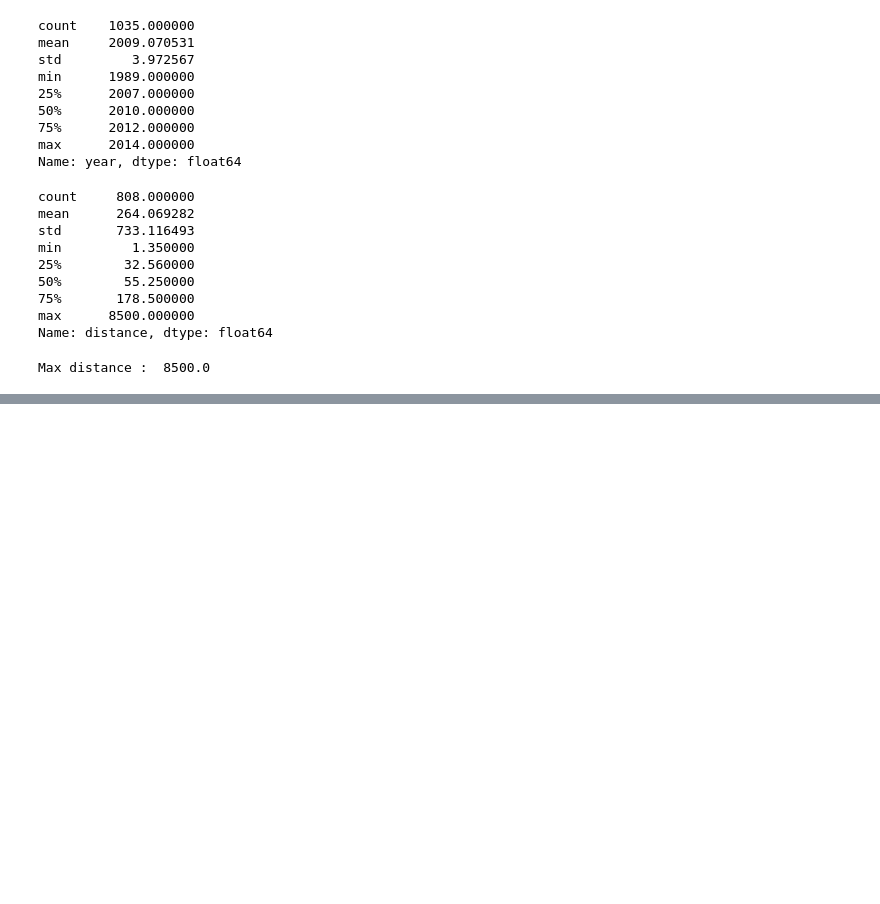
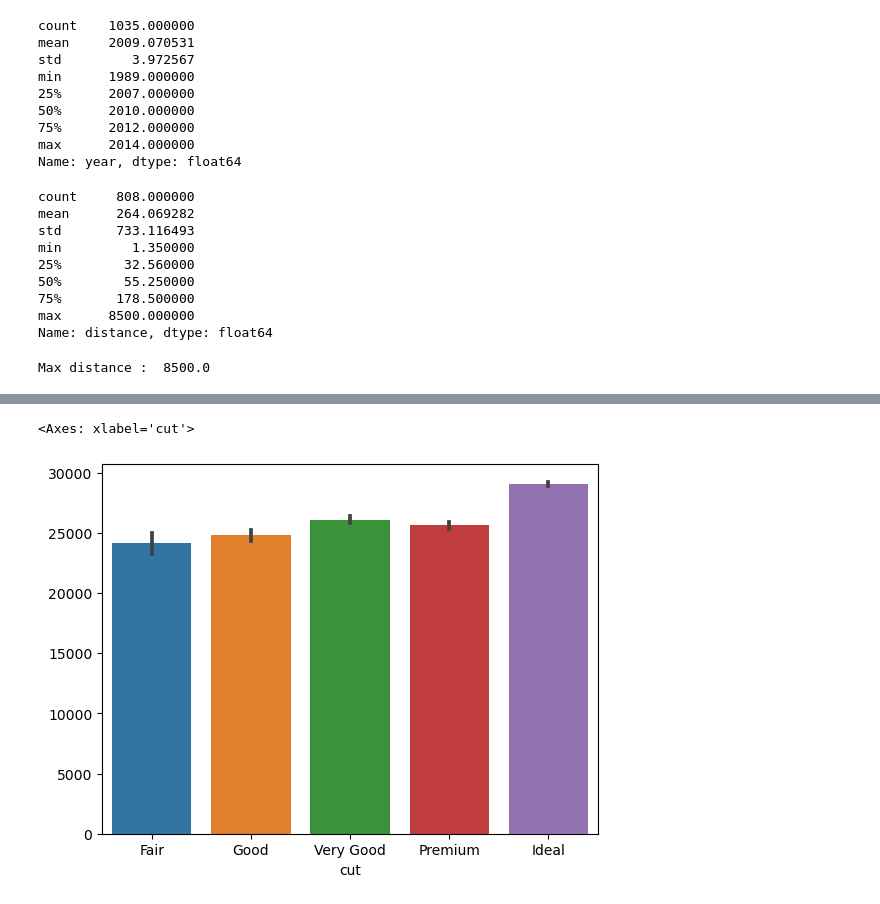
Before and after one commit to mtamerb/data-visualization, a Jupyter notebook: data-visualization.ipynb, the cells around one changed output, grey strips where cells are left out. Cells and saved outputs as stored; diff of their text form; code cells hidden in the pictures; blank space fills up the shorter version.

```diff
--- a/data-visualization.ipynb
+++ b/data-visualization.ipynb
@@ -294,0 +438,5 @@ Max distance :  8500.0
+# %%
+sns.barplot(x = "cut", y = df.cut.index, data = df)
+# %% [output]
+<Axes: xlabel='cut'>
+[figure, added]
```
Also changed, not shown: parts of 25 cells of this notebook.
